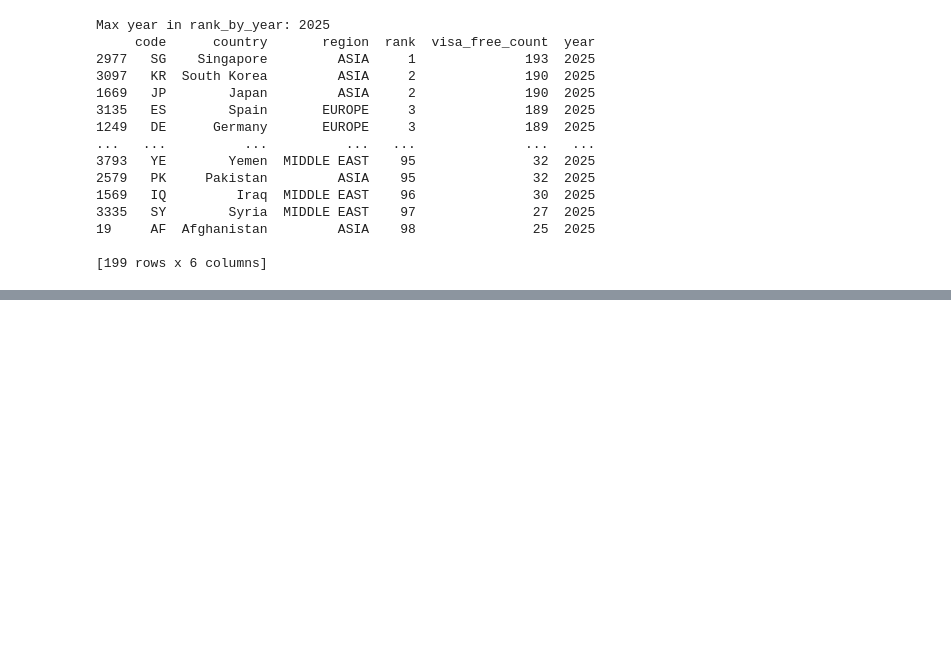
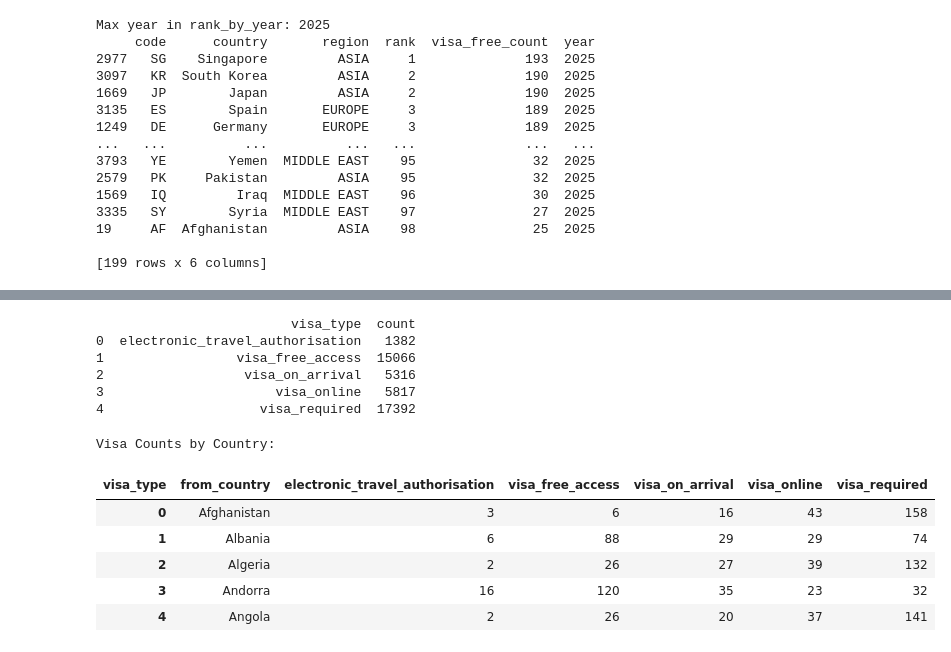
Before and after one commit to Deadpigg/dsa2101project, a Jupyter notebook: project.ipynb, the cells around one changed output, grey strips where cells are left out. Cells and saved outputs as stored; diff of their text form; code cells hidden in the pictures; blank space fills up the shorter version.

```diff
--- a/project.ipynb
+++ b/project.ipynb
@@ -85,0 +175,34 @@ Country Lists:
+# %%
+visa_summary = flat_df.groupby('visa_type').size().reset_index(name='count')
+print(visa_summary)
+# %% [output]
+                         visa_type  count
+0  electronic_travel_authorisation   1382
+1                 visa_free_access  15066
+2                  visa_on_arrival   5316
+3                      visa_online   5817
+4                    visa_required  17392
+# %%
+visa_by_country = (
+    flat_df.groupby(['from_country', 'visa_type'])
+    .size()
+    .reset_index(name='destination_count')
+    .sort_values(['from_country', 'visa_type'])
+)
+
+visa_pivot = visa_by_country.pivot(
+    index='from_country',
+    columns='visa_type',
+    values='destination_count'
+).fillna(0).astype(int)
+visa_pivot = visa_pivot.reset_index()
+print("Visa Counts by Country:")
+visa_pivot.head()
+# %% [output]
+Visa Counts by Country:
+| visa_type | from_country | electronic_travel_authorisation | visa_free_access | visa_on_arrival | visa_online | visa_required |
+| 0 | Afghanistan | 3 | 6 | 16 | 43 | 158 |
+| 1 | Albania | 6 | 88 | 29 | 29 | 74 |
+| 2 | Algeria | 2 | 26 | 27 | 39 | 132 |
+| 3 | Andorra | 16 | 120 | 35 | 23 | 32 |
+| 4 | Angola | 2 | 26 | 20 | 37 | 141 |
```
Also changed, not shown: parts of 3 cells of this notebook.
